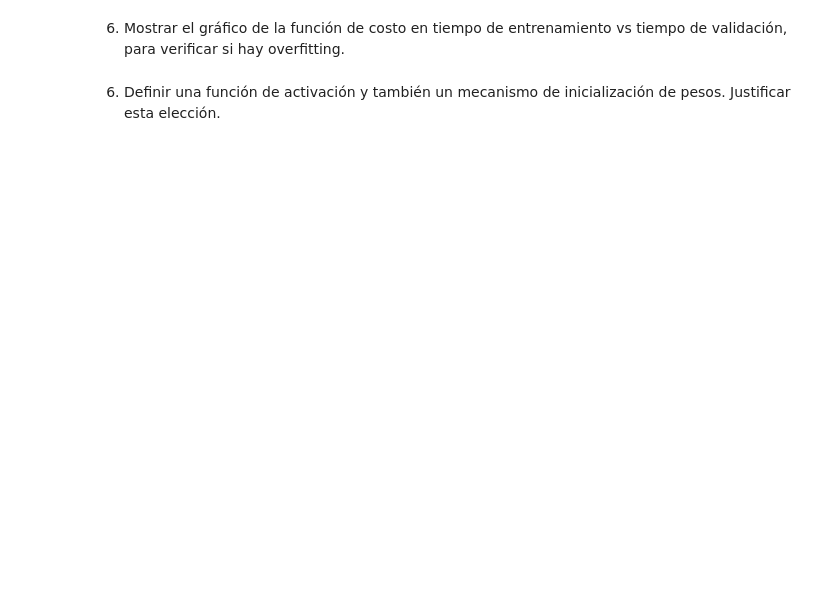
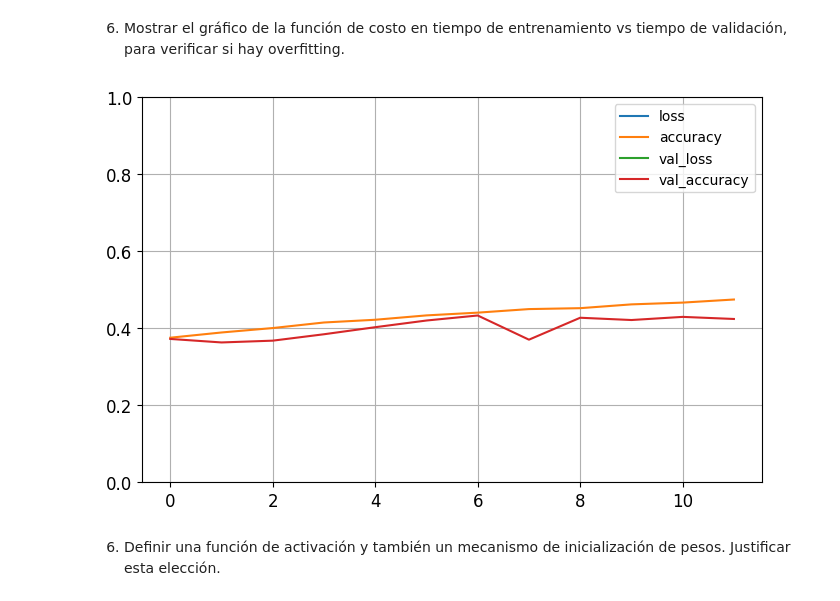
Before and after one commit to Ricardomanuel1/Maestr-a_Ciencia_de_Datos, a Jupyter notebook: MACHINE LEARNING Y DEEP LEARNING/ProyectoMLP1.ipynb, the cells around one changed output. Drawn from its saved outputs; the diff is of its cells as text; code cells hidden in the pictures; blank space fills up the shorter version.

```diff
--- a/MACHINE LEARNING Y DEEP LEARNING/ProyectoMLP1.ipynb
+++ b/MACHINE LEARNING Y DEEP LEARNING/ProyectoMLP1.ipynb
@@ -166,0 +179,8 @@ ________________________________________________________________________________
+# %%
+#compilamos el modelo
+model.compile(loss="sparse_categorical_crossentropy",
+              optimizer="adam",
+              metrics=["accuracy"])
+
+#optimizer=keras.optimizers.SGD(learning_rate=1e-3)
+#optimizer='adam'
@@ -167,2 +189,13 @@ ________________________________________________________________________________
 # %% [markdown]
 5. Usar Callbacks: ModelCheckpoint y EarlyStopping al momento de entrenar.
+# %%
+#usamos el callbacks para guardar checkpoints e interrumpir cuando no hay progreso
+checkpoint_cb = keras.callbacks.ModelCheckpoint("mi_modelo_keras.h5", save_best_only=True)
+early_stopping_cb = keras.callbacks.EarlyStopping(patience=5,
+                                                  restore_best_weights=True)
+# %%
+history = model.fit(X_train, y_train, epochs=100,
+                    validation_data=(X_valid, y_valid),
+                    callbacks=[checkpoint_cb,early_stopping_cb])
+
+model = keras.models.load_model("mi_modelo_keras.h5")
@@ -169,4 +226,13 @@ ________________________________________________________________________________
 # %% [markdown]
 6. Mostrar el gráfico de la función de costo en tiempo de entrenamiento vs tiempo de validación, para verificar si hay overfitting.
+# %%
+import pandas as pd
+
+pd.DataFrame(history.history).plot(figsize=(8, 5))
+plt.grid(True)
+plt.gca().set_ylim(0, 1)
+plt.show()
+# %% [output]
+[figure, added]
 # %% [markdown]
 6. Definir una función de activación y también un mecanismo de inicialización de pesos. Justificar esta elección.
```
Also changed, not shown: parts of 25 cells of this notebook.
